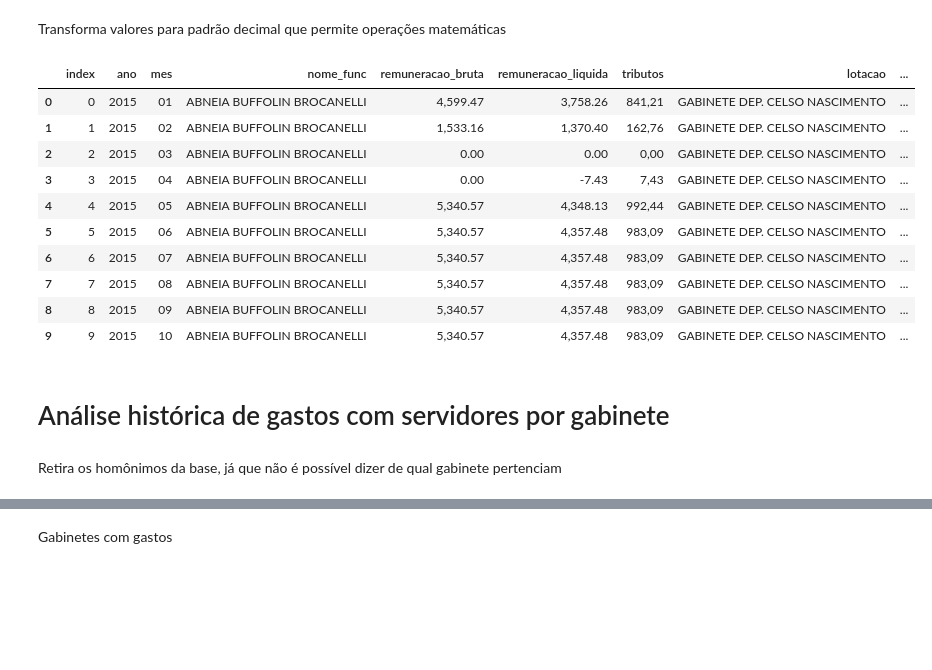
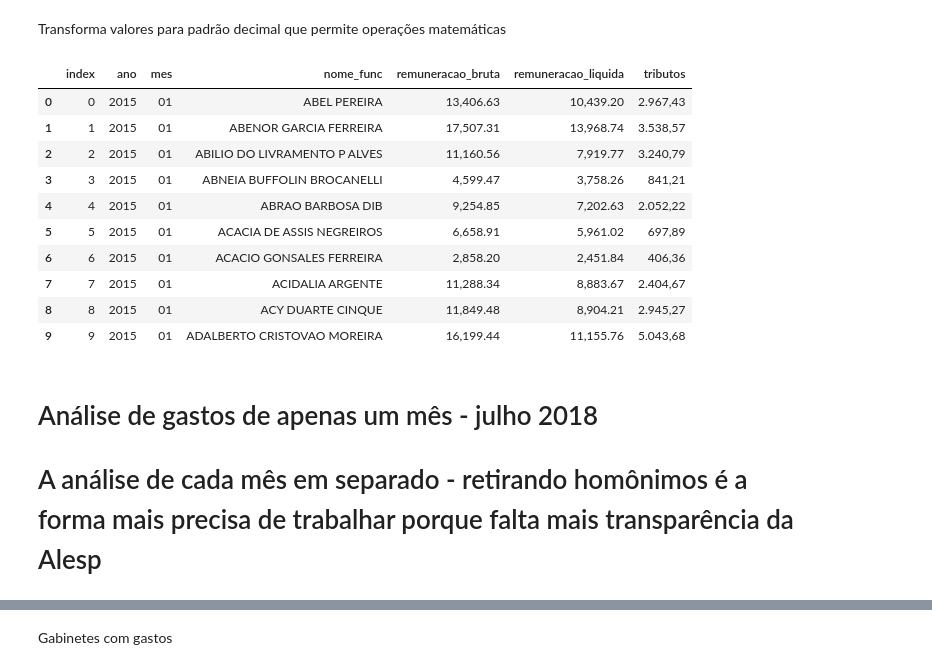
Before and after one commit to reichaves/alesp, a Jupyter notebook: alesp_servidores.ipynb, the cells around one changed output, grey strips where cells are left out. Drawn from its saved outputs; the diff is of its cells as text; code cells hidden in the pictures; blank space fills up the shorter version.

```diff
--- a/alesp_servidores.ipynb
+++ b/alesp_servidores.ipynb
@@ -417,26 +589,22 @@ def limpeza2(linha):
     valor = valor.replace(',', '.')
     return valor
 # %%
-servidores_gabinetes["remuneracao_bruta"] = servidores_gabinetes.apply(limpeza1, axis=1)
-servidores_gabinetes["remuneracao_liquida"] = servidores_gabinetes.apply(limpeza2, axis=1)
+df_pagamentos["remuneracao_bruta"] = df_pagamentos.apply(limpeza1, axis=1)
+df_pagamentos["remuneracao_liquida"] = df_pagamentos.apply(limpeza2, axis=1)
 
-servidores_gabinetes['remuneracao_bruta'] = servidores_gabinetes.remuneracao_bruta.astype('float64')
-servidores_gabinetes['remuneracao_liquida'] = servidores_gabinetes.remuneracao_liquida.astype('float64')
+df_pagamentos['remuneracao_bruta'] = df_pagamentos.remuneracao_bruta.astype('float64')
+df_pagamentos['remuneracao_liquida'] = df_pagamentos.remuneracao_liquida.astype('float64')
 # %%
-servidores_gabinetes.reset_index().head(10)
+df_pagamentos.reset_index().head(10)
 # %% [output]
-|  | index | ano | mes | nome_func | remuneracao_bruta | remuneracao_liquida | tributos | lotacao | ... |
-| 0 | 0 | 2015 | 01 | ABNEIA BUFFOLIN BROCANELLI | 4,599.47 | 3,758.26 | 841,21 | GABINETE DEP. CELSO NASCIMENTO | ... |
-| 1 | 1 | 2015 | 02 | ABNEIA BUFFOLIN BROCANELLI | 1,533.16 | 1,370.40 | 162,76 | GABINETE DEP. CELSO NASCIMENTO | ... |
-| 2 | 2 | 2015 | 03 | ABNEIA BUFFOLIN BROCANELLI | 0.00 | 0.00 | 0,00 | GABINETE DEP. CELSO NASCIMENTO | ... |
-| 3 | 3 | 2015 | 04 | ABNEIA BUFFOLIN BROCANELLI | 0.00 | -7.43 | 7,43 | GABINETE DEP. CELSO NASCIMENTO | ... |
-| 4 | 4 | 2015 | 05 | ABNEIA BUFFOLIN BROCANELLI | 5,340.57 | 4,348.13 | 992,44 | GABINETE DEP. CELSO NASCIMENTO | ... |
-| 5 | 5 | 2015 | 06 | ABNEIA BUFFOLIN BROCANELLI | 5,340.57 | 4,357.48 | 983,09 | GABINETE DEP. CELSO NASCIMENTO | ... |
-| 6 | 6 | 2015 | 07 | ABNEIA BUFFOLIN BROCANELLI | 5,340.57 | 4,357.48 | 983,09 | GABINETE DEP. CELSO NASCIMENTO | ... |
-| 7 | 7 | 2015 | 08 | ABNEIA BUFFOLIN BROCANELLI | 5,340.57 | 4,357.48 | 983,09 | GABINETE DEP. CELSO NASCIMENTO | ... |
-| 8 | 8 | 2015 | 09 | ABNEIA BUFFOLIN BROCANELLI | 5,340.57 | 4,357.48 | 983,09 | GABINETE DEP. CELSO NASCIMENTO | ... |
-| 9 | 9 | 2015 | 10 | ABNEIA BUFFOLIN BROCANELLI | 5,340.57 | 4,357.48 | 983,09 | GABINETE DEP. CELSO NASCIMENTO | ... |
+|  | index | ano | mes | nome_func | remuneracao_bruta | remuneracao_liquida | tributos |
+| 0 | 0 | 2015 | 01 | ABEL PEREIRA | 13,406.63 | 10,439.20 | 2.967,43 |
+| 1 | 1 | 2015 | 01 | ABENOR GARCIA FERREIRA | 17,507.31 | 13,968.74 | 3.538,57 |
+| 2 | 2 | 2015 | 01 | ABILIO DO LIVRAMENTO P ALVES | 11,160.56 | 7,919.77 | 3.240,79 |
+| 3 | 3 | 2015 | 01 | ABNEIA BUFFOLIN BROCANELLI | 4,599.47 | 3,758.26 | 841,21 |
+| 4 | 4 | 2015 | 01 | ABRAO BARBOSA DIB | 9,254.85 | 7,202.63 | 2.052,22 |
+| 5 | 5 | 2015 | 01 | ACACIA DE ASSIS NEGREIROS | 6,658.91 | 5,961.02 | 697,89 |
+| 6 | 6 | 2015 | 01 | ACACIO GONSALES FERREIRA | 2,858.20 | 2,451.84 | 406,36 |
+| 7 | 7 | 2015 | 01 | ACIDALIA ARGENTE | 11,288.34 | 8,883.67 | 2.404,67 |
+| 8 | 8 | 2015 | 01 | ACY DUARTE CINQUE | 11,849.48 | 8,904.21 | 2.945,27 |
+| 9 | 9 | 2015 | 01 | ADALBERTO CRISTOVAO MOREIRA | 16,199.44 | 11,155.76 | 5.043,68 |
-# %% [markdown]
-# Análise histórica de gastos com servidores por gabinete
-# %% [markdown]
-Retira os homônimos da base, já que não é possível dizer de qual gabinete pertenciam
@@ -447,0 +611,3 @@ servidores_gabinetes_ajustado = servidores_gabinetes[(servidores_gabinetes['nome
+# %% [markdown]
+# Análise de gastos de apenas um mês - julho 2018
+# A análise de cada mês em separado - retirando homônimos é a forma mais precisa de trabalhar porque falta mais transparência da Alesp
```
Also changed, not shown: parts of 97 cells of this notebook.
